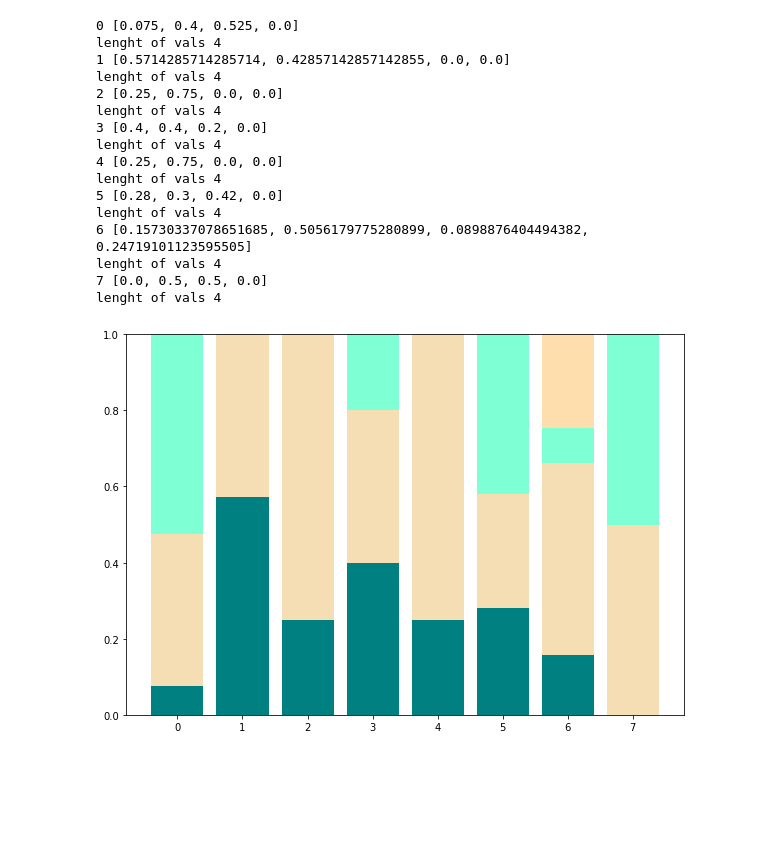
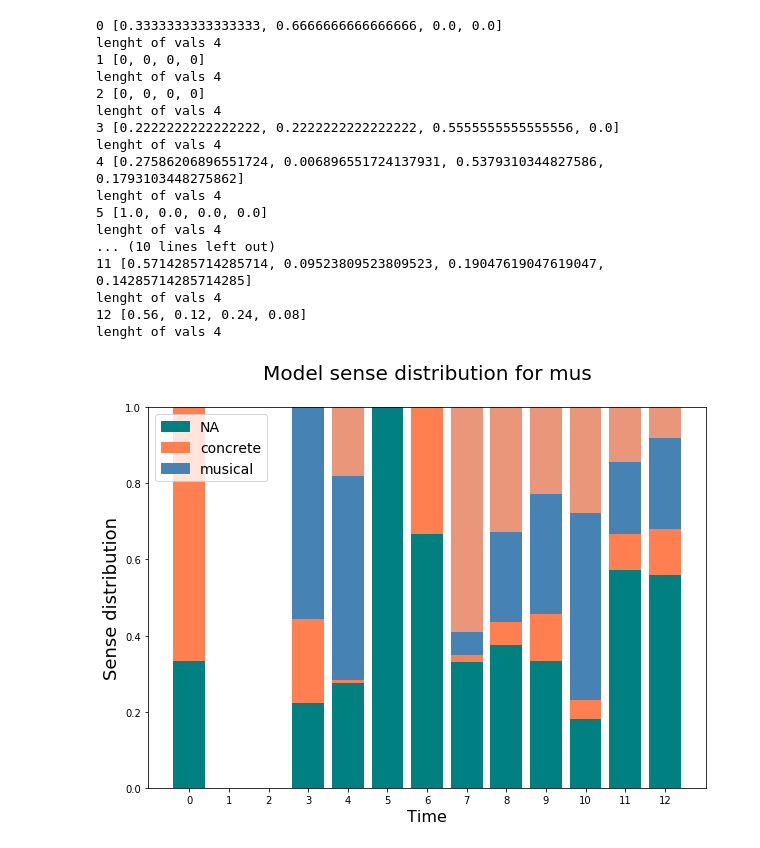
Before and after one commit to alan-turing-institute/seed-semantic-change, a Jupyter notebook: evaluation/plotting_for_paper.ipynb, the cells around one changed output. Drawn from its saved outputs; the diff is of its cells as text; code cells hidden in the pictures; blank space fills up the shorter version.

Commit message:
backup plots for paper

```diff
--- a/evaluation/plotting_for_paper.ipynb
+++ b/evaluation/plotting_for_paper.ipynb
@@ -1,13 +1,2 @@
 # %%
 # This is code to plot figures for the paper
-# %%
-# Change here below with the PERIOD_RELATIVE data for the expert output
-
-valeurs = {0: [0.075, 0.4, 0.525, 0.0],
-           1: [0.5714285714285714, 0.42857142857142855, 0.0, 0.0],
-           2: [0.25, 0.75, 0.0, 0.0],
-           3: [0.4, 0.4, 0.2, 0.0],
-           4: [0.25, 0.75, 0.0, 0.0],
-           5: [0.28, 0.3, 0.42, 0.0],
-           6: [0.15730337078651685, 0.5056179775280899, 0.0898876404494382, 0.24719101123595505],
-           7: [0.0, 0.5, 0.5, 0.0]}
@@ -14,9 +11,7 @@ valeurs = {0: [0.075, 0.4, 0.525, 0.0],
 # %%
-import numpy as np
-import matplotlib.pyplot as plt
-from matplotlib import colors as mcolors
-import matplotlib
-matplotlib.rcParams['figure.figsize'] = [10,7]
+# Change here below with the PERIOD_RELATIVE data for the expert output
+
+valeurs = {0: [0.3333333333333333, 0.6666666666666666, 0.0, 0.0], 1: [0, 0, 0, 0], 2: [0, 0, 0, 0], 3: [0.2222222222222222, 0.2222222222222222, 0.5555555555555556, 0.0], 4: [0.27586206896551724, 0.006896551724137931, 0.5379310344827586, 0.1793103448275862], 5: [1.0, 0.0, 0.0, 0.0], 6: [0.6666666666666666, 0.3333333333333333, 0.0, 0.0], 7: [0.33035714285714285, 0.017857142857142856, 0.0625, 0.5892857142857143], 8: [0.37623762376237624, 0.0594059405940594, 0.2376237623762376, 0.32673267326732675], 9: [0.3333333333333333, 0.12280701754385964, 0.3157894736842105, 0.22807017543859648], 10: [0.18032786885245902, 0.04918032786885246, 0.4918032786885246, 0.2786885245901639], 11: [0.5714285714285714, 0.09523809523809523, 0.19047619047619047, 0.14285714285714285], 12: [0.56, 0.12, 0.24, 0.08]}
 
 
 colors = dict(mcolors.BASE_COLORS, **mcolors.CSS4_COLORS)
@@ -27,7 +22,7 @@ for couleur in colors.keys():
 
 
 
-colours = ['teal','wheat','aquamarine','navajowhite','darksalmon','cadetblue','coral','limeturquoise','magenta','peru']
+colours = ['teal','coral','steelblue','darksalmon','cadetblue','coral','limeturquoise','magenta','peru']
 #colours = ['b','g','r','c','m','y','k','w']
 colors = couleurs
 colors = colours
@@ -46,43 +41,61 @@ for key,vals in valeurs.items():
             #print(colours[i],"height=",vals[i])
             #plt.bar(x=key, height=vals[i],bottom=previous,color=colours[i])
             #plt.bar(x=key, height=vals[i],bottom=previous)
             plt.bar(x=key, height=vals[i],bottom=previous,color=colors[i])
 
         else:
             #print("TOTAL HITS FOR SENSE",expert_senses[i],sense_date_amount[expert_senses[i],key])
             previous = vals[i-1] + previous
             #print("i",i,"key=period",key)
             #print(colours[i],"height=",vals[i])
             #print(vals[i])
             #plt.bar(x=key, height=vals[i],bottom=previous,color=colours[i])
             #plt.bar(x=key, height=vals[i],bottom=previous)
             plt.bar(x=key, height=vals[i],bottom=previous,color=colors[i])
 
 plt.xticks(range(len(valeurs)), valeurs.keys())
+plt.ylabel('Sense distribution',fontsize=18)
+#plt.legend(a)
+plt.title('Model sense distribution for mus\n',fontsize=20)
+plt.xlabel('Time',fontsize=16)
 
+
+first_patch = mpatches.Patch(color='teal', label='NA')
+second_patch = mpatches.Patch(color='coral', label='concrete')
+third_patch = mpatches.Patch(color='steelblue', label='musical')
+fourth_patch = mpatches.Patch(color='thistle', label='abstract')
+
+
+plt.legend(handles=[first_patch, second_patch, third_patch])
+
+
+params = {'legend.fontsize': 14,
+          }
+plt.rcParams.update(params)
 
 #plt.figure(figsize=(20,10))
 image = plt.gcf()
-#image.savefig(dir_out+"/"+target_id+param_name+"genre_"+genre+"_i"+str(iterations)+"_k"+str(num_top)+"_time_interval"+str(time_interval)+"_expert.png")
+image.savefig("harmonia_MODEL_paper.png")
 plt.show()
 # %% [output]
-0 [0.075, 0.4, 0.525, 0.0]
+0 [0.3333333333333333, 0.6666666666666666, 0.0, 0.0]
 lenght of vals 4
-1 [0.5714285714285714, 0.42857142857142855, 0.0, 0.0]
+1 [0, 0, 0, 0]
 lenght of vals 4
-2 [0.25, 0.75, 0.0, 0.0]
+2 [0, 0, 0, 0]
 lenght of vals 4
-3 [0.4, 0.4, 0.2, 0.0]
+3 [0.2222222222222222, 0.2222222222222222, 0.5555555555555556, 0.0]
 lenght of vals 4
-4 [0.25, 0.75, 0.0, 0.0]
+4 [0.27586206896551724, 0.006896551724137931, 0.5379310344827586, 0.1793103448275862]
 lenght of vals 4
-5 [0.28, 0.3, 0.42, 0.0]
+5 [1.0, 0.0, 0.0, 0.0]
 lenght of vals 4
-6 [0.15730337078651685, 0.5056179775280899, 0.0898876404494382, 0.24719101123595505]
+... (10 lines left out)
+11 [0.5714285714285714, 0.09523809523809523, 0.19047619047619047, 0.14285714285714285]
 lenght of vals 4
-7 [0.0, 0.5, 0.5, 0.0]
+12 [0.56, 0.12, 0.24, 0.08]
 lenght of vals 4
-[figure, old version]
+[figure, new version]
 # %%
 !ls .
 # %% [output]
```
Also changed, not shown: parts of 3 cells of this notebook, 17 other files.
